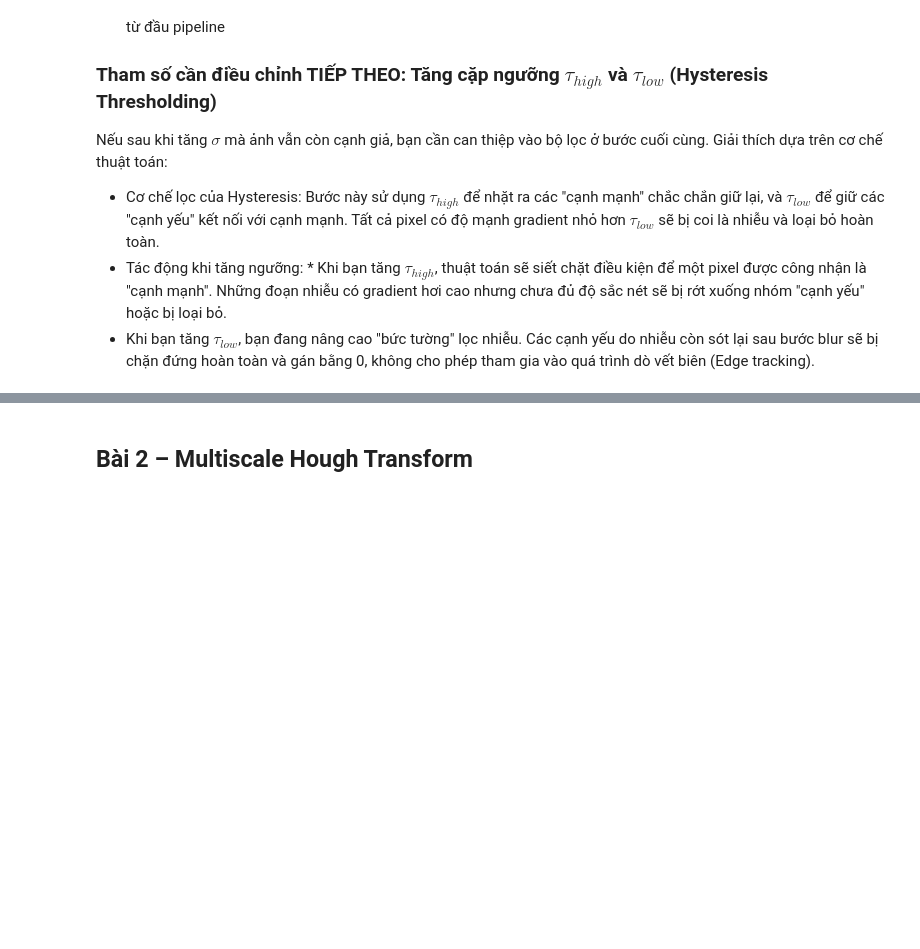
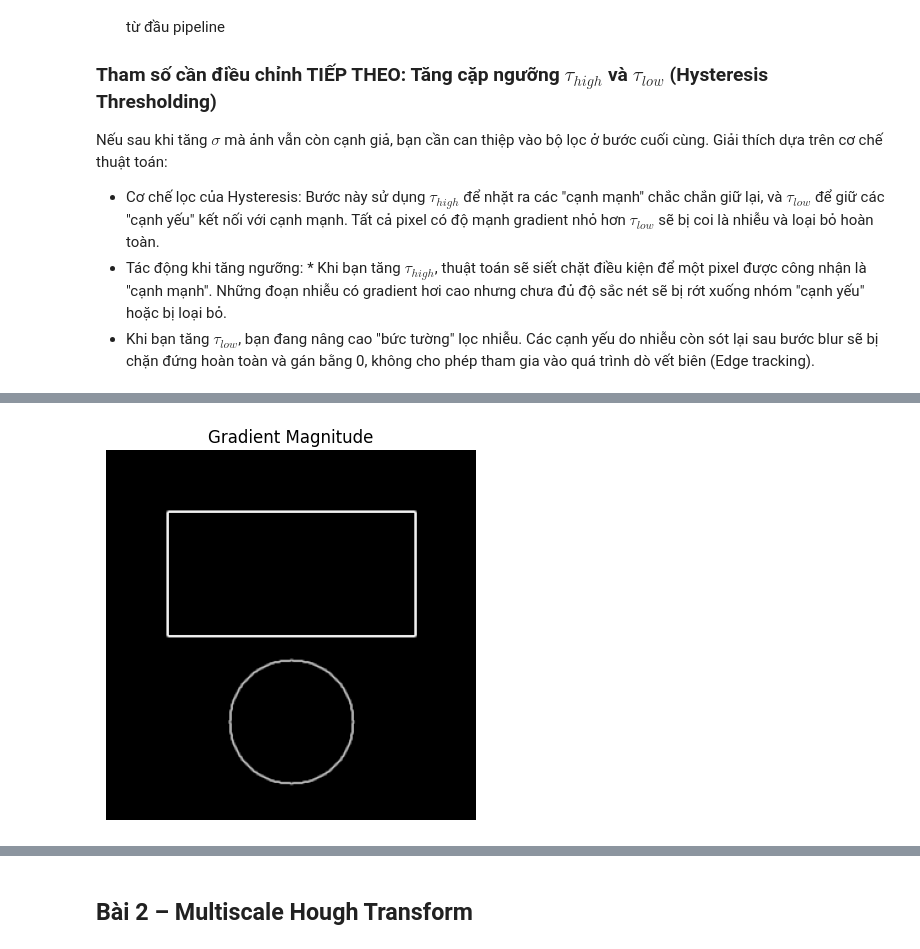
Before and after one commit to thuankoten/computer-vision-lab, a Jupyter notebook: Chapter03/Chapter_03.ipynb, the cells around one changed output, grey strips where cells are left out. Drawn from its saved outputs; the diff is of its cells as text; code cells hidden in the pictures; blank space fills up the shorter version.

```diff
--- a/Chapter03/Chapter_03.ipynb
+++ b/Chapter03/Chapter_03.ipynb
@@ -365,0 +385,14 @@ Giải thích dựa trên cơ chế thuật toán:
+# %%
+gx = cv2.Sobel(img, cv2.CV_64F, 1, 0, ksize=3)
+gy = cv2.Sobel(img, cv2.CV_64F, 0, 1, ksize=3)
+
+M = np.sqrt(gx**2 + gy**2)
+
+M = np.uint8(M / M.max() * 255)
+
+plt.imshow(M, cmap='gray')
+plt.title("Gradient Magnitude")
+plt.axis('off')
+plt.show()
+# %% [output]
+[figure, added]
```
Also changed, not shown: parts of 9 cells of this notebook.
